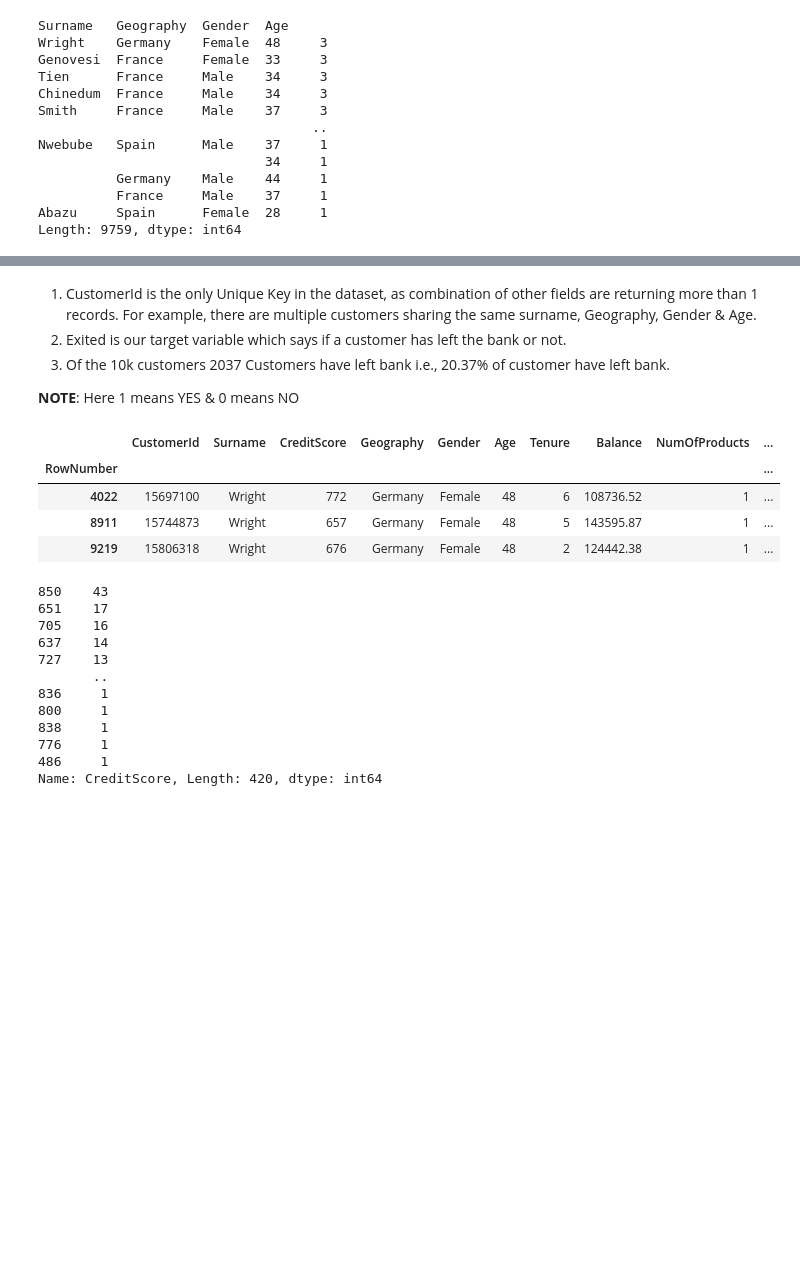
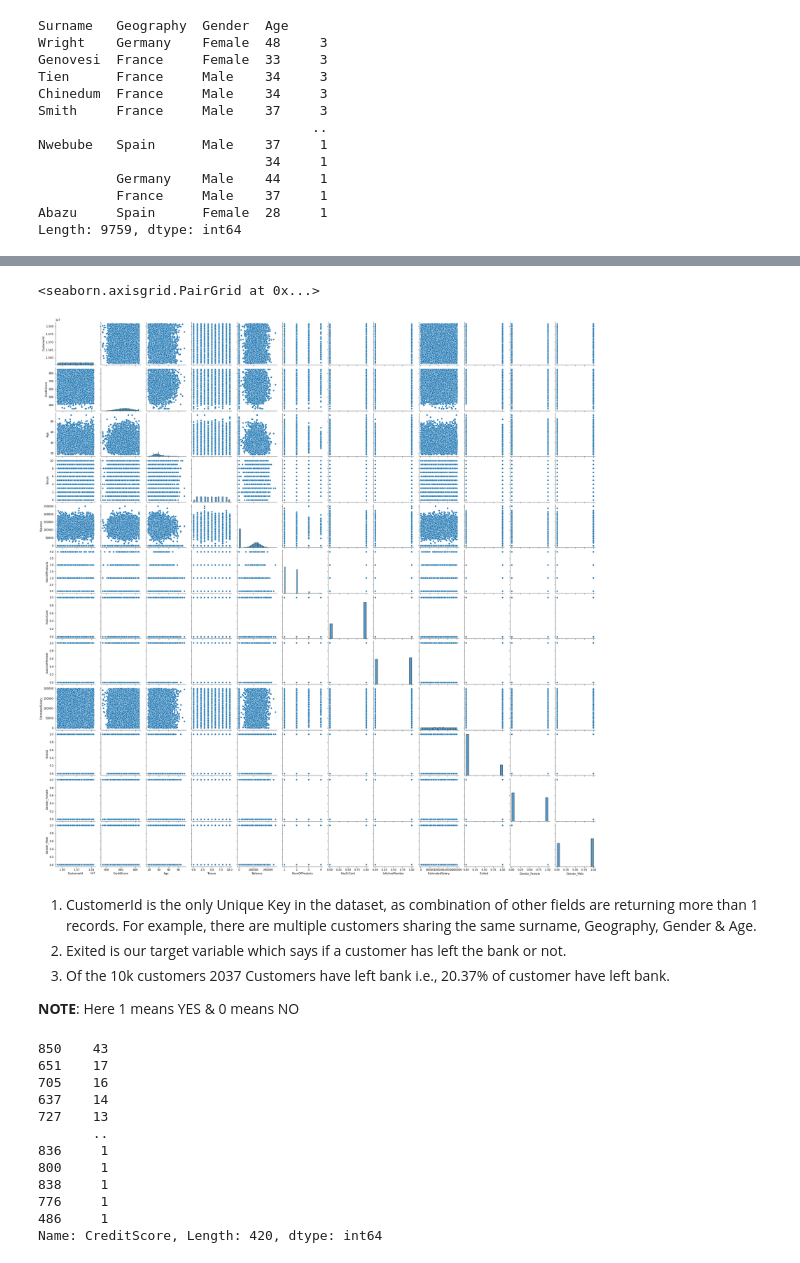
Before and after one commit to santhoshbvsrk/DeepLearning, a Jupyter notebook: ChurnModelling/ChurnModelling.ipynb, the cells around one changed output, grey strips where cells are left out. Drawn from its saved outputs; the diff is of its cells as text; code cells hidden in the pictures; blank space fills up the shorter version.

```diff
--- a/ChurnModelling/ChurnModelling.ipynb
+++ b/ChurnModelling/ChurnModelling.ipynb
@@ -110,3 +156,8 @@ Length: 9759, dtype: int64
+# %%
+sns.pairplot(df1)
+# %% [output]
+<seaborn.axisgrid.PairGrid at 0x...>
+[figure, added]
 # %% [markdown]
 
 
@@ -116,14 +167,6 @@ Length: 9759, dtype: int64
 
 
 **NOTE**: Here 1 means YES & 0 means NO
-# %%
-df[(df.Surname=='Wright') & (df.Geography=='Germany') & (df.Gender=='Female') & (df.Age==48)]
-# %% [output]
-|  | CustomerId | Surname | CreditScore | Geography | Gender | Age | Tenure | Balance | NumOfProducts | ... |
-| RowNumber |  |  |  |  |  |  |  |  |  | ... |
-| 4022 | 15697100 | Wright | 772 | Germany | Female | 48 | 6 | 108736.52 | 1 | ... |
-| 8911 | 15744873 | Wright | 657 | Germany | Female | 48 | 5 | 143595.87 | 1 | ... |
-| 9219 | 15806318 | Wright | 676 | Germany | Female | 48 | 2 | 124442.38 | 1 | ... |
 # %%
 df[df['Exited']==1]['CreditScore'].value_counts()
 # %% [output]
```
Also changed, not shown: parts of 18 cells of this notebook.
